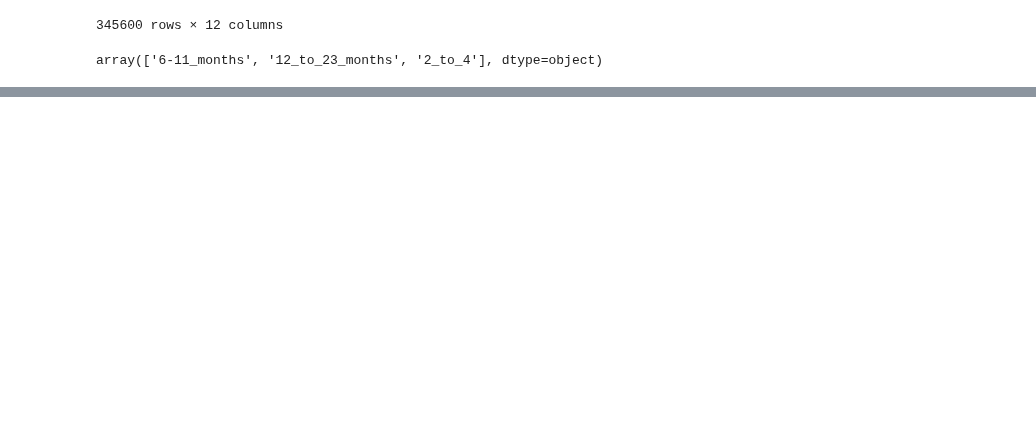
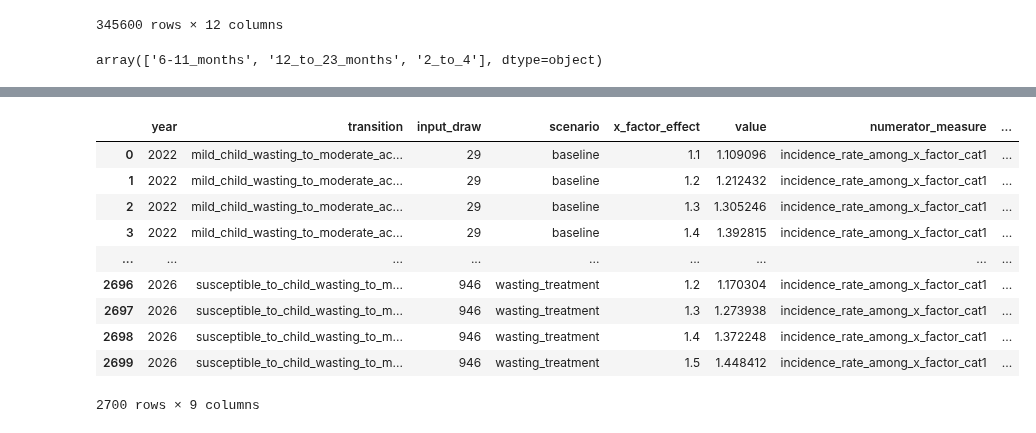
Before and after one commit to ihmeuw/vivarium_research_ciff_sam, a Jupyter notebook: model_validation/model4/2021_10_14a_x_factor_incidence_ratio_scratch_work.ipynb, the cells around one changed output, grey strips where cells are left out. Cells and saved outputs as stored; diff of their text form; code cells hidden in the pictures; blank space fills up the shorter version.

```diff
--- a/model_validation/model4/2021_10_14a_x_factor_incidence_ratio_scratch_work.ipynb
+++ b/model_validation/model4/2021_10_14a_x_factor_incidence_ratio_scratch_work.ipynb
@@ -305,0 +398,14 @@ array(['6-11_months', '12_to_23_months', '2_to_4'], dtype=object)
+# %%
+csr.get_x_factor_incidence_ratio(results, ['year'])
+# %% [output]
+|  | year | transition | input_draw | scenario | x_factor_effect | value | numerator_measure | ... |
+| 0 | 2022 | mild_child_wasting_to_moderate_ac... | 29 | baseline | 1.1 | 1.109096 | incidence_rate_among_x_factor_cat1 | ... |
+| 1 | 2022 | mild_child_wasting_to_moderate_ac... | 29 | baseline | 1.2 | 1.212432 | incidence_rate_among_x_factor_cat1 | ... |
+| 2 | 2022 | mild_child_wasting_to_moderate_ac... | 29 | baseline | 1.3 | 1.305246 | incidence_rate_among_x_factor_cat1 | ... |
+| 3 | 2022 | mild_child_wasting_to_moderate_ac... | 29 | baseline | 1.4 | 1.392815 | incidence_rate_among_x_factor_cat1 | ... |
+| ... | ... | ... | ... | ... | ... | ... | ... | ... |
+| 2696 | 2026 | susceptible_to_child_wasting_to_m... | 946 | wasting_treatment | 1.2 | 1.170304 | incidence_rate_among_x_factor_cat1 | ... |
+| 2697 | 2026 | susceptible_to_child_wasting_to_m... | 946 | wasting_treatment | 1.3 | 1.273938 | incidence_rate_among_x_factor_cat1 | ... |
+| 2698 | 2026 | susceptible_to_child_wasting_to_m... | 946 | wasting_treatment | 1.4 | 1.372248 | incidence_rate_among_x_factor_cat1 | ... |
+| 2699 | 2026 | susceptible_to_child_wasting_to_m... | 946 | wasting_treatment | 1.5 | 1.448412 | incidence_rate_among_x_factor_cat1 | ... |
+2700 rows × 9 columns
```
Also changed, not shown: parts of 14 cells of this notebook.
